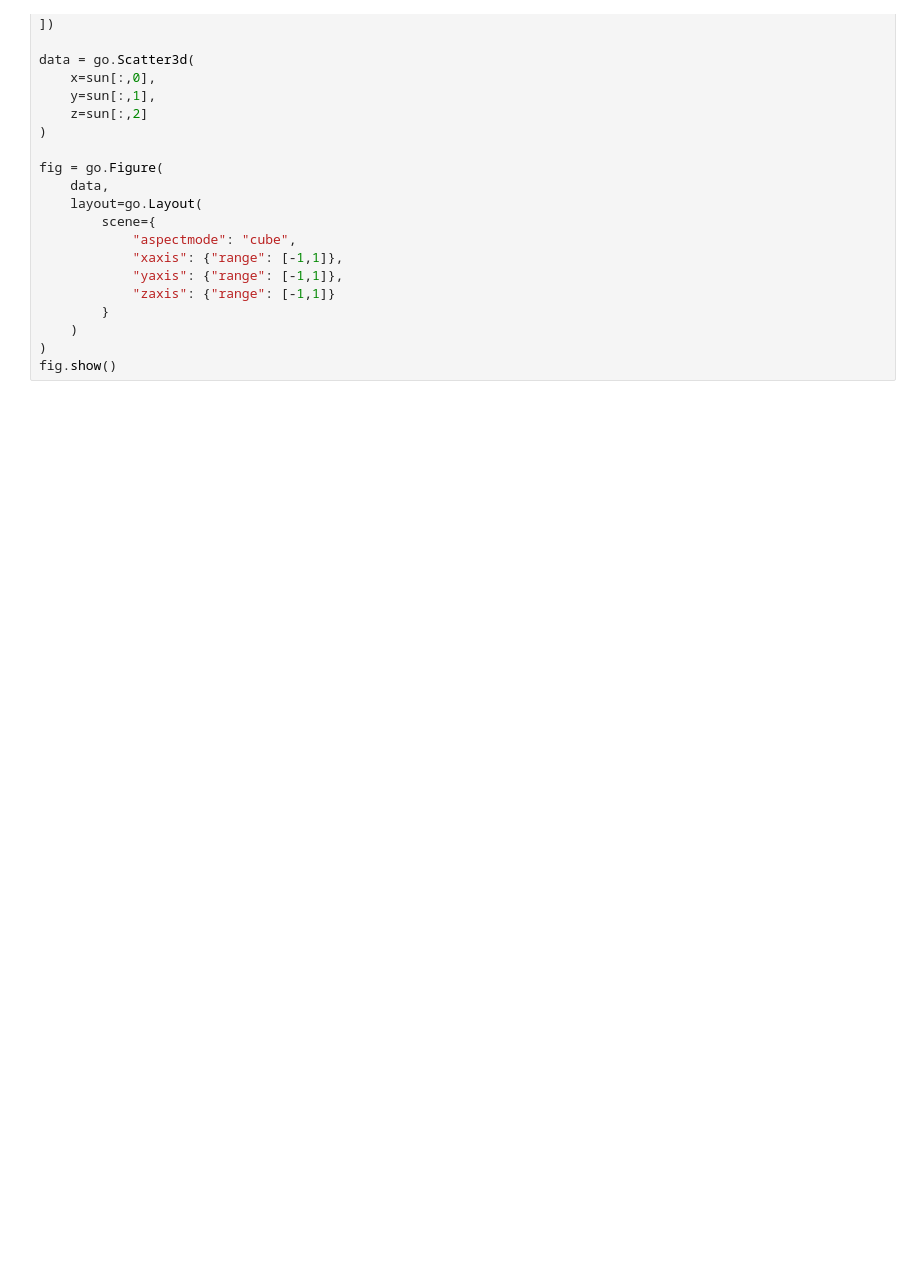
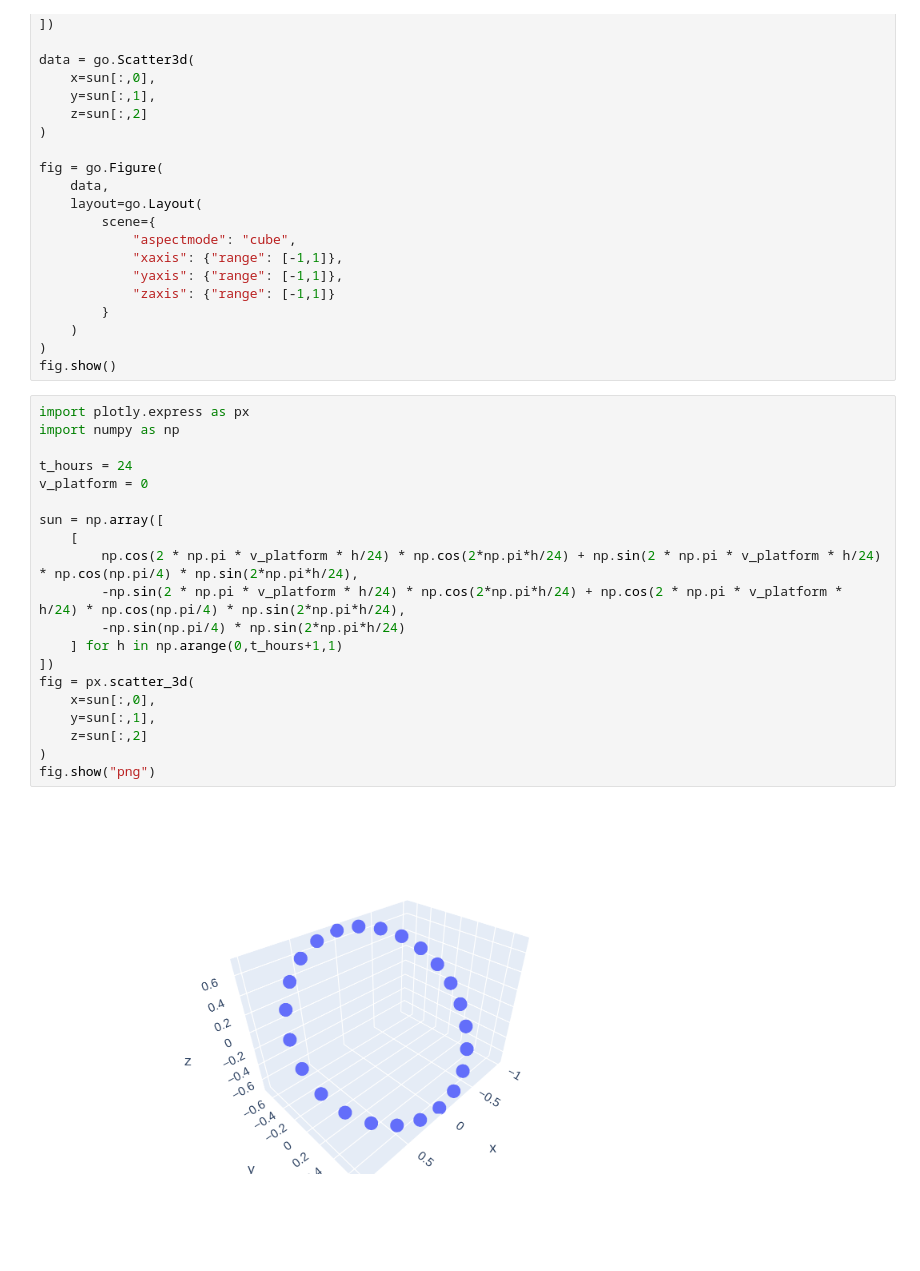
Before and after one commit to whiteocean016/planter, a Jupyter notebook: test.ipynb, the cells around one changed output. Drawn from its saved outputs; the diff is of its cells as text; blank space fills up the shorter version.

```diff
--- a/test.ipynb
+++ b/test.ipynb
@@ -33,3 +33,25 @@ fig = go.Figure(
     )
 )
 fig.show()
+# %%
+import plotly.express as px
+import numpy as np
+
+t_hours = 24
+v_platform = 0
+
+sun = np.array([
+    [
+        np.cos(2 * np.pi * v_platform * h/24) * np.cos(2*np.pi*h/24) + np.sin(2 * np.pi * v_platform * h/24) * np.cos(np.pi/4) * np.sin(2*np.pi*h/24),
+        -np.sin(2 * np.pi * v_platform * h/24) * np.cos(2*np.pi*h/24) + np.cos(2 * np.pi * v_platform * h/24) * np.cos(np.pi/4) * np.sin(2*np.pi*h/24),
+        -np.sin(np.pi/4) * np.sin(2*np.pi*h/24)
+    ] for h in np.arange(0,t_hours+1,1)
+])
+fig = px.scatter_3d(
+    x=sun[:,0],
+    y=sun[:,1],
+    z=sun[:,2]
+)
+fig.show("png")
+# %% [output]
+[figure, added]
```
Also changed, not shown: parts of 1 cell of this notebook.
